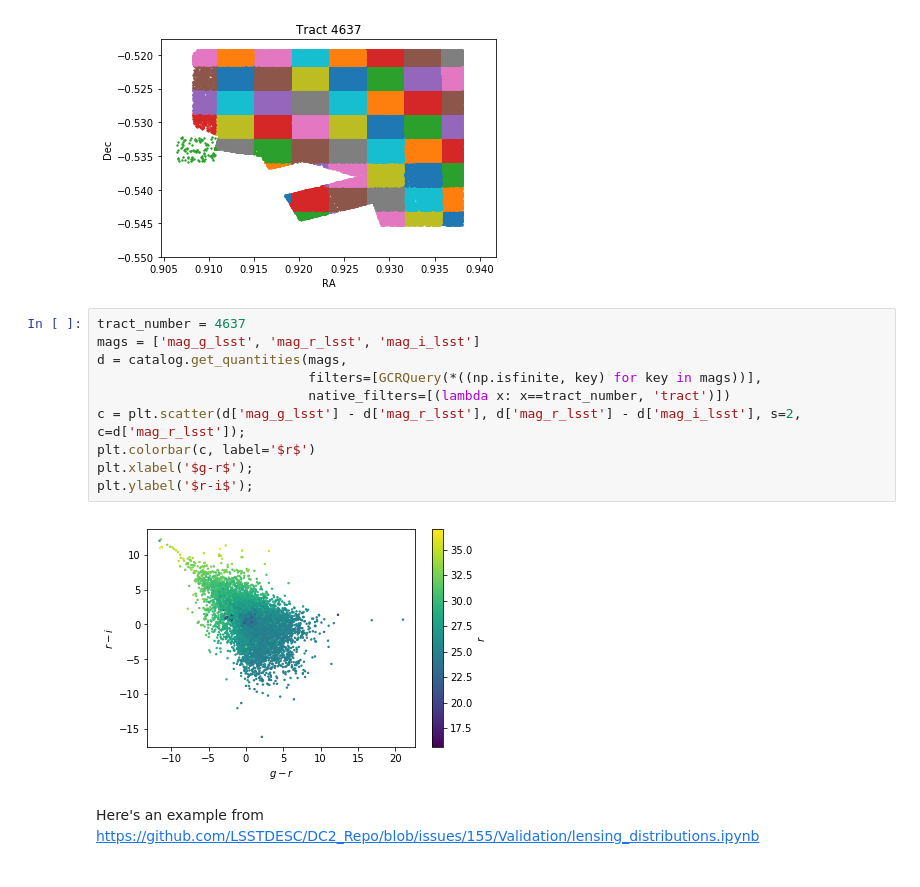
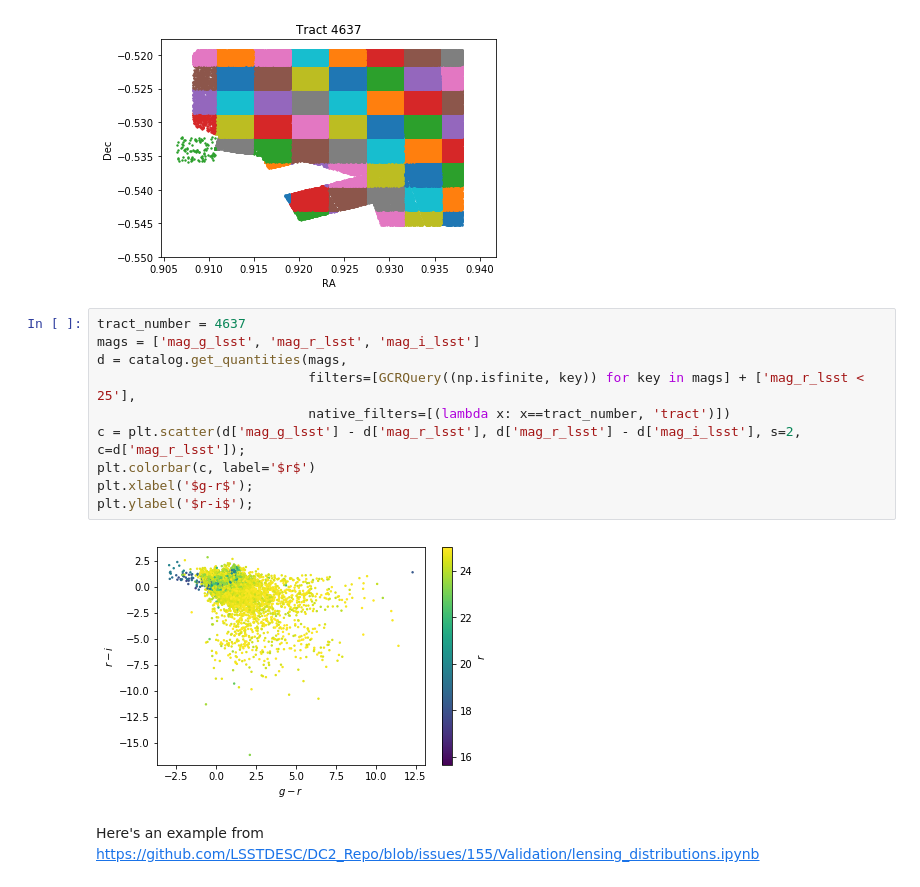
Before and after one commit to LSSTDESC/DC2-production, a Jupyter notebook: Notebooks/DC2 Static Coadd Catalog reader.ipynb, the cells around one changed output. Drawn from its saved outputs; the diff is of its cells as text.

```diff
--- a/Notebooks/DC2 Static Coadd Catalog reader.ipynb
+++ b/Notebooks/DC2 Static Coadd Catalog reader.ipynb
@@ -76,15 +91,15 @@ plt.title('Tract {}'.format(tract_number));
 # %%
 tract_number = 4637
 mags = ['mag_g_lsst', 'mag_r_lsst', 'mag_i_lsst']
 d = catalog.get_quantities(mags,
-                           filters=[GCRQuery(*((np.isfinite, key) for key in mags))],
+                           filters=[GCRQuery((np.isfinite, key)) for key in mags] + ['mag_r_lsst < 25'],
                            native_filters=[(lambda x: x==tract_number, 'tract')])
 c = plt.scatter(d['mag_g_lsst'] - d['mag_r_lsst'], d['mag_r_lsst'] - d['mag_i_lsst'], s=2, c=d['mag_r_lsst']);
 plt.colorbar(c, label='$r$')
 plt.xlabel('$g-r$');
 plt.ylabel('$r-i$');
 # %% [output]
-[figure, old version]
+[figure, new version]
 # %% [markdown]
 
 Here's an example from https://github.com/LSSTDESC/DC2_Repo/blob/issues/155/Validation/lensing_distributions.ipynb
```
Also changed, not shown: parts of 3 cells of this notebook.
